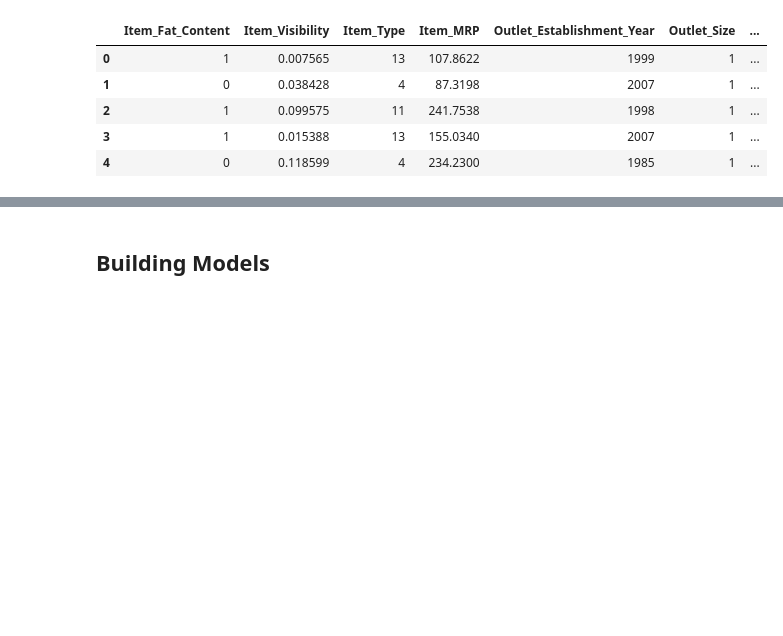
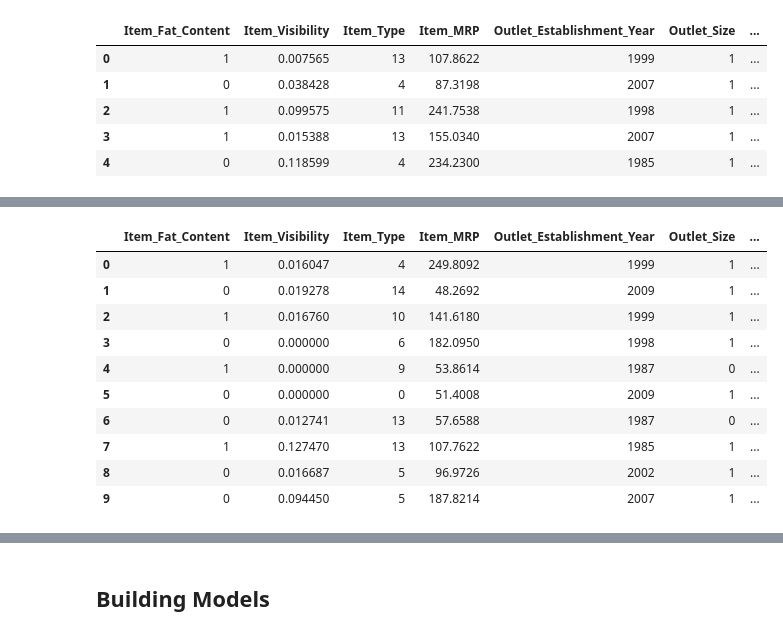
Before and after one commit to aparnaattumangalathu/Aparna_ML_AI, a Jupyter notebook: Bigmart.ipynb, the cells around one changed output, grey strips where cells are left out. Cells and saved outputs as stored; diff of their text form; code cells hidden in the pictures; blank space fills up the shorter version.

```diff
--- a/Bigmart.ipynb
+++ b/Bigmart.ipynb
@@ -437,3 +454,19 @@ X1.head()
 | 2 | 1 | 0.099575 | 0.733333 | 0.894140 | 0.541667 | 0 | ... |
 | 3 | 1 | 0.015388 | 0.866667 | 0.524488 | 0.916667 | 1 | ... |
 | 4 | 0 | 0.118599 | 0.266667 | 0.862069 | 0.000000 | 3 | ... |
+# %%
+df1.to_csv('processed_train_data.csv',index=False)
+df2.to_csv('processed_test_data.csv',index=False)
+pd.read_csv('processed_train_data.csv').head(10)
+# %% [output]
+|  | Item_Fat_Content | Item_Visibility | Item_Type | Item_MRP | Outlet_Establishment_Year | Outlet_Size | ... |
+| 0 | 1 | 0.016047 | 4 | 249.8092 | 1999 | 1 | ... |
+| 1 | 0 | 0.019278 | 14 | 48.2692 | 2009 | 1 | ... |
+| 2 | 1 | 0.016760 | 10 | 141.6180 | 1999 | 1 | ... |
+| 3 | 0 | 0.000000 | 6 | 182.0950 | 1998 | 1 | ... |
+| 4 | 1 | 0.000000 | 9 | 53.8614 | 1987 | 0 | ... |
+| 5 | 0 | 0.000000 | 0 | 51.4008 | 2009 | 1 | ... |
+| 6 | 0 | 0.012741 | 13 | 57.6588 | 1987 | 0 | ... |
+| 7 | 1 | 0.127470 | 13 | 107.7622 | 1985 | 1 | ... |
+| 8 | 0 | 0.016687 | 5 | 96.9726 | 2002 | 1 | ... |
+| 9 | 0 | 0.094450 | 5 | 187.8214 | 2007 | 1 | ... |
```
Also changed, not shown: parts of 27 cells of this notebook.
